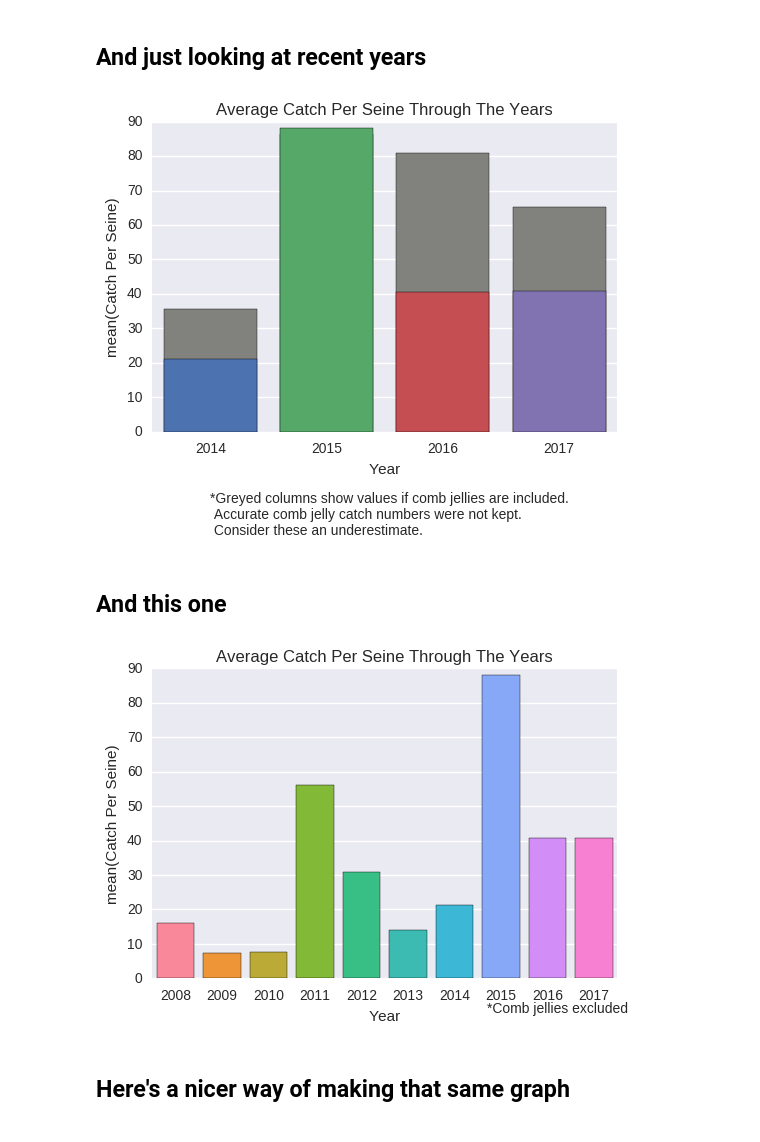
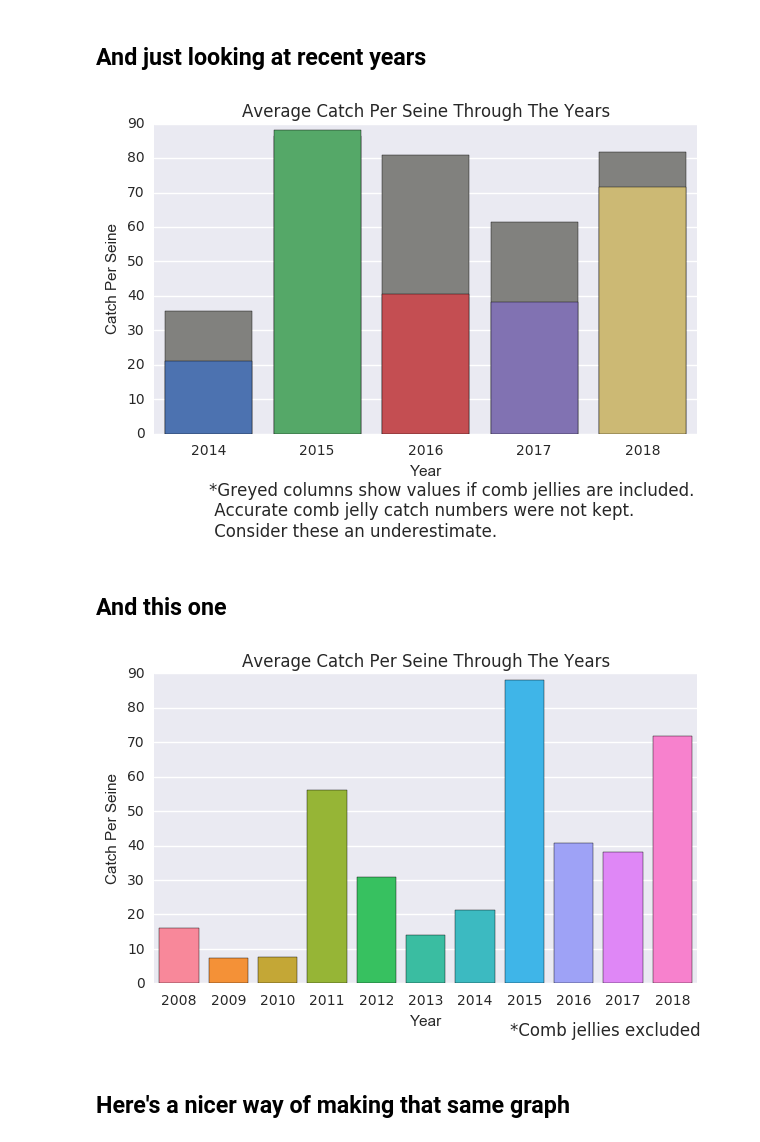
Before and after one commit to Shadhopson/Seining_Analysis, a Jupyter notebook: Create catch per unit effort vs. year graph.ipynb, the cells around one changed output. Drawn from its saved outputs; the diff is of its cells as text; code cells hidden in the pictures.

```diff
--- a/Create catch per unit effort vs. year graph.ipynb
+++ b/Create catch per unit effort vs. year graph.ipynb
@@ -115 +115,3 @@ nojellygrouped_graph_db
+# %%
+sns.set(rc={'figure.figsize':(7,4)})
 # %%
@@ -158,9 +141,6 @@ graph_db.head()
 # %%
 grouped_db = graph_db.groupby('Year', as_index=False).sum()
 nojellygrouped_db =nojellygraph_db.groupby('Year', as_index=False).sum()
-# %%
-grouped_db = grouped_db[grouped_db['Year']<2018]
-nojellygrouped_db = nojellygrouped_db[nojellygrouped_db['Year']<2018]
 # %%
 grouped_db
 # %% [output]
@@ -215,7 +201,7 @@ graph_db.head()
 D = {}
 Species_count = {}
 for year in list(set(graph_db['Year'])):
-    if  year < 2018:
+    if  year < 2019:
         year_data = graph_db[graph_db['Year'] == year]
         #print year, set(year_data['Date'])
         D[year] = len(list(set(year_data['Date_Time'])))
@@ -224,7 +210,7 @@ for year in list(set(graph_db['Year'])):
 nojellyD = {}
 nojellySpecies_count = {}
 for year in list(set(nojellygraph_db['Year'])):
-    if  year < 2018:
+    if  year < 2019:
         year_data = nojellygraph_db[nojellygraph_db['Year'] == year]
         #print year, set(year_data['Date'])
         nojellyD[year] = len(list(set(year_data['Date_Time'])))
@@ -252,6 +218,6 @@ set(graph_db[graph_db['Year'] == 2016]['Date_Time'])
 # %%
 grouped_db['# of Seins'] = [D[x] for x in grouped_db['Year']]
-nojellygrouped_db['# of Seins'] = [nojellyD[x] for x in nojellygrouped_db['Year']]
+nojellygrouped_db['# of Seins'] = [D[x] for x in grouped_db['Year']]
 # %%
 grouped_db['# of Species'] = [Species_count[x] for x in grouped_db['Year']]
 nojellygrouped_db['# of Species'] = [nojellySpecies_count[x] for x in nojellygrouped_db['Year']]
@@ -280,16 +276,16 @@ ax.set_title('Average Catch Per Seine Through The Years')
 ax.text(0,-30,'*Greyed columns show values if comb jellies are included. \n Accurate comb jelly catch numbers were not kept.\n Consider these an underestimate.' )
 ax.figure.savefig('Graphs/Recent Average Catch Per Seine (comb jelly shadows)', bbox_inches='tight')
 # %% [output]
-[figure, old version]
+[figure, new version]
 # %% [markdown]
 ## And this one
 # %%
 ax = sns.barplot(x="Year", y="Catch Per Seine", data=nojellygrouped_db, saturation = 1)
 ax.set_title('Average Catch Per Seine Through The Years')
-ax.text(6.7,-10,'*Comb jellies excluded' )
+ax.text(6.7,-15,'*Comb jellies excluded' )
 ax.figure.savefig('Graphs/Average Catch Per Seine',  bbox_inches='tight')
 # %% [output]
-[figure, old version]
+[figure, new version]
 # %% [markdown]
 ## Here's a nicer way of making that same graph
 # %%
```
Also changed, not shown: parts of 32 cells of this notebook, 21 other files.
